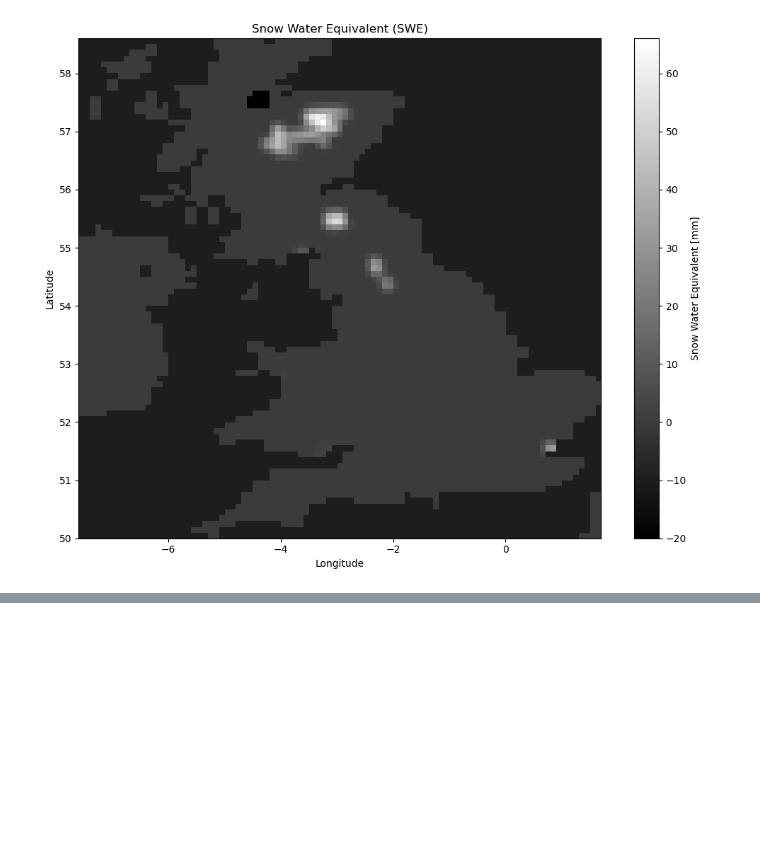
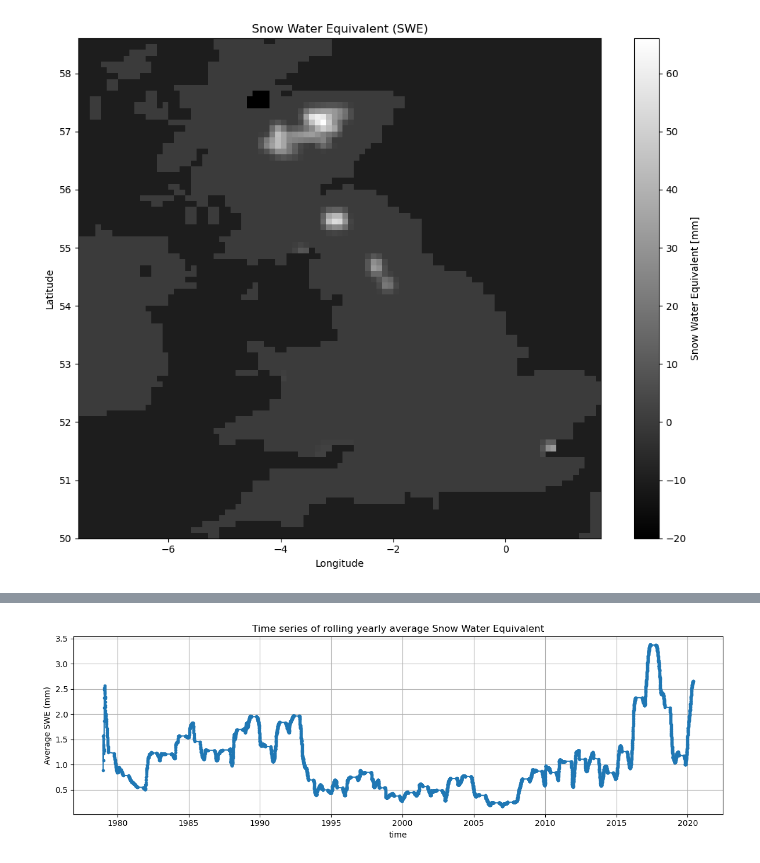
Before and after one commit to mikemoraned/geo, a Jupyter notebook: spikes/satellite/esa-python-conda/snow.ipynb, the cells around one changed output, grey strips where cells are left out. Cells and saved outputs as stored; diff of their text form; code cells hidden in the pictures; blank space fills up the shorter version.

```diff
--- a/spikes/satellite/esa-python-conda/snow.ipynb
+++ b/spikes/satellite/esa-python-conda/snow.ipynb
@@ -373,0 +456,3 @@ plot_snow(swe_uk_da.isel(time=0))
+# %%
+area_avg_rolling_avg = area_avg.rolling(time=365, min_periods=1, center=False).mean()
+area_avg_rolling_avg
@@ -373,0 +483,8 @@ plot_snow(swe_uk_da.isel(time=0))
+# %%
+area_avg_rolling_avg.plot.line(marker='.', figsize=(12, 4))
+plt.ylabel("Average SWE (mm)")
+plt.title("Time series of rolling yearly average Snow Water Equivalent")
+plt.grid()
+plt.show()
+# %% [output]
+[figure, added]
```
Also changed, not shown: parts of 5 cells of this notebook.
